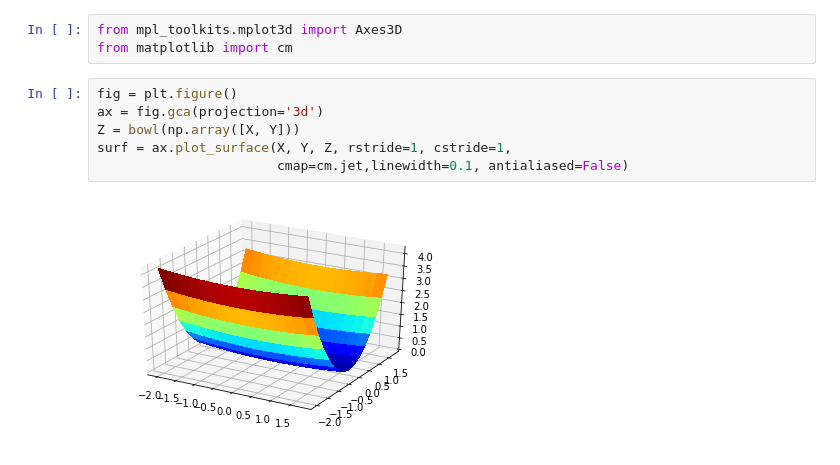
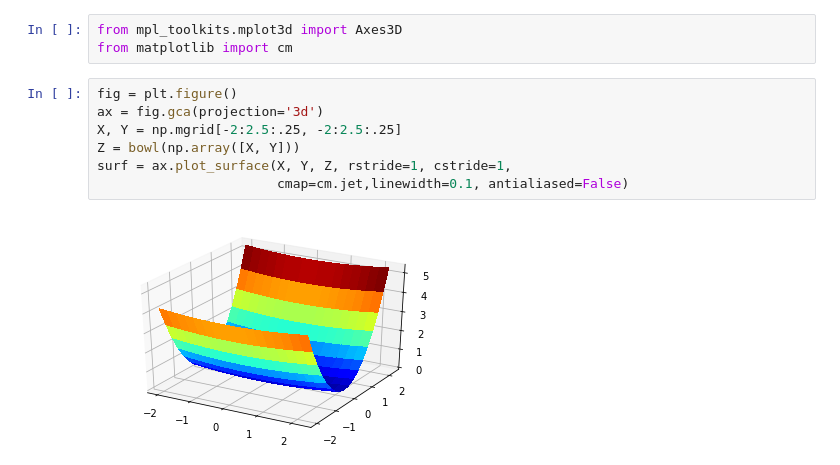
Before and after one commit to banbiossa/deep-learning-from-scrach, a Jupyter notebook: notebooks/05._ss_chap6.ipynb, the cells around one changed output. Cells and saved outputs as stored; diff of their text form.

```diff
--- a/notebooks/05._ss_chap6.ipynb
+++ b/notebooks/05._ss_chap6.ipynb
@@ -146,8 +165,9 @@ from matplotlib import cm
 # %%
 fig = plt.figure()
 ax = fig.gca(projection='3d')
+X, Y = np.mgrid[-2:2.5:.25, -2:2.5:.25]
 Z = bowl(np.array([X, Y]))
 surf = ax.plot_surface(X, Y, Z, rstride=1, cstride=1,
                        cmap=cm.jet,linewidth=0.1, antialiased=False)
 # %% [output]
-[figure, old version]
+[figure, new version]
```
Also changed, not shown: parts of 14 cells of this notebook.
